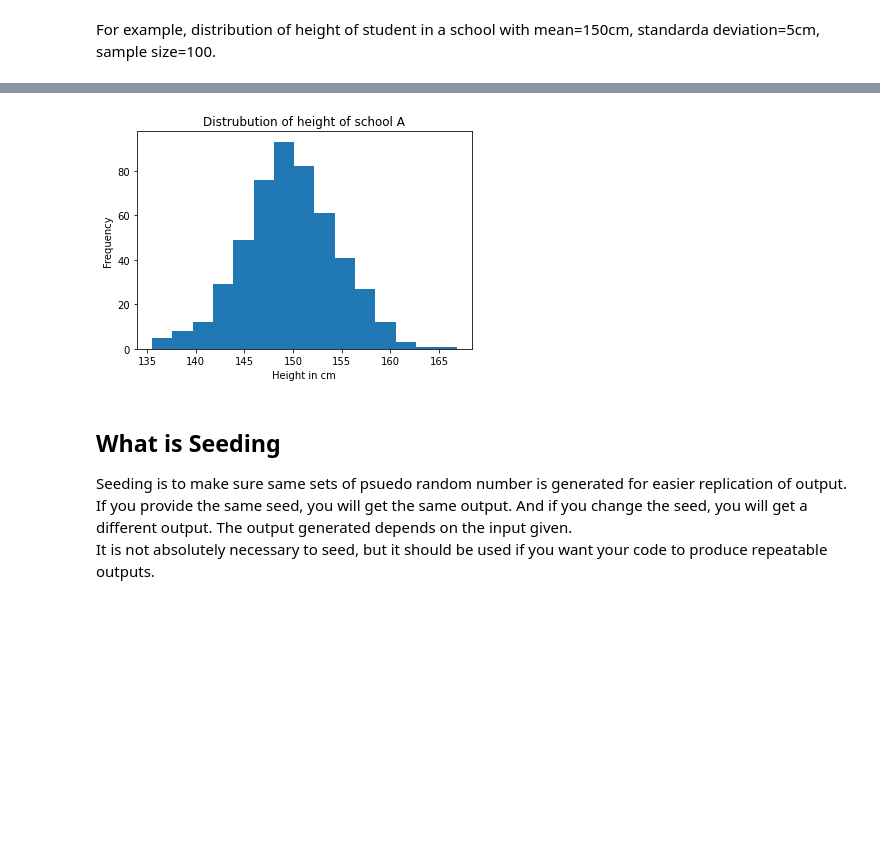
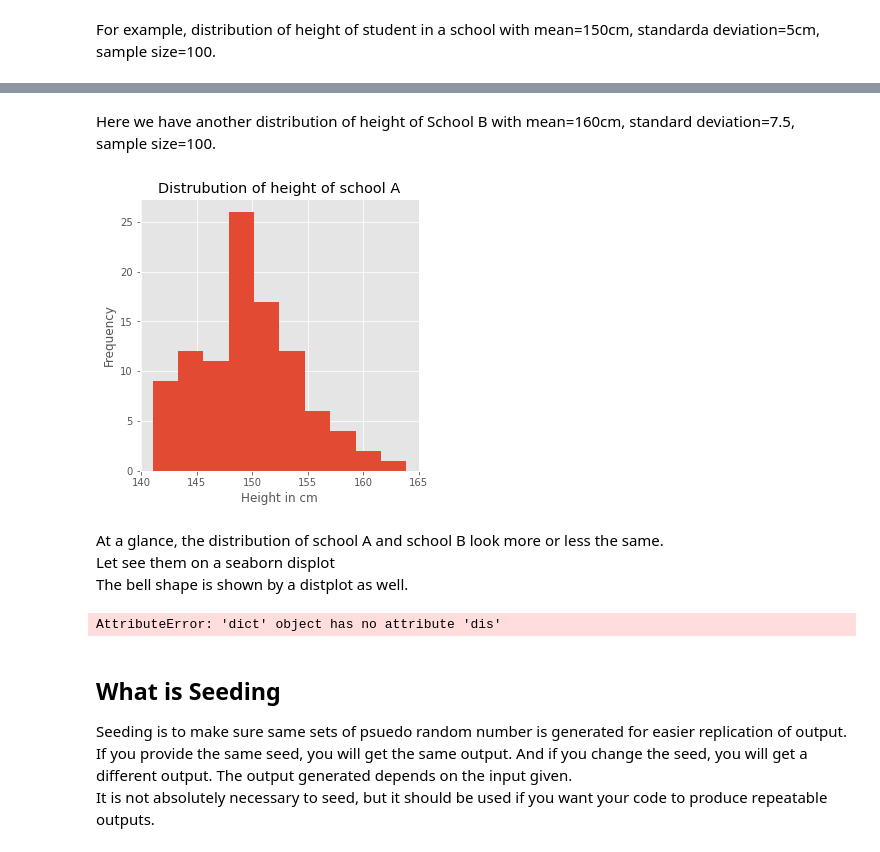
Before and after one commit to HazelIP/Programming-for-DA-assignment, a Jupyter notebook: Numpy Random package.ipynb, the cells around one changed output, grey strips where cells are left out. Cells and saved outputs as stored; diff of their text form; code cells hidden in the pictures; blank space fills up the shorter version.

```diff
--- a/Numpy Random package.ipynb
+++ b/Numpy Random package.ipynb
@@ -454,0 +527,11 @@ plt.show()
+# %%
+plt.rcParams["figure.figsize"] = (5,5)
+bins=6
+plt.hist(rng.uniform(1,6,10),bins)
+plt.style.use("ggplot")
+plt.title("Disttibution of outcome when throwing a die 10 times")
+plt.yticks()
+plt.xticks()
+plt.xlabel("")
+plt.ylabel("Count")
+plt.show()
@@ -454,0 +540,14 @@ plt.show()
+# %%
+# multiple subplots of different sample size
+
+plt.rcParams["figure.figsize"] = (5,10)
+fig, axs = plt.subplots(3,1,sharex=True)
+plt.suptitle("Uniform Distribution of different sample size")
+bins=6
+axs[0].hist(rng.uniform(1,6,10), bins)
+axs[1].hist(rng.uniform(1,6,100),bins)
+axs[2].hist(rng.uniform(1,6,1000),bins)
+
+plt.ylabel("Frequency")
+plt.tight_layout()
+plt.show()
@@ -460,3 +561,12 @@ The larger the sample size, the closer the bar to the red line.
 Normal distribution is well-known of its bell-shaped curve. It can apply in many events, for example height of a given group, test scores, blood pressure etc. It takes 3 parameters namely means, standard deviation and size which would define the shape of the plots. <br>
 # %% [markdown]
 For example, distribution of height of student in a school with mean=150cm, standarda deviation=5cm, sample size=100.
+# %%
+plt.rcParams["figure.figsize"] = (5,5)
+norA= rng.normal(150, 5, 100)
+plt.hist(nor,bins=10)
+plt.ylabel("Frequency")
+plt.xlabel("Height in cm")
+plt.title("Distrubution of height of school A")
+
+plt.show()
@@ -463,14 +575,30 @@ For example, distribution of height of student in a school with mean=150cm, stan
+# %% [markdown]
+Here we have another distribution of height of School B with mean=160cm, standard deviation=7.5, sample size=100.
 # %%
-# normal
-nor= rng.normal(150, 5, 500)
-plt.hist(nor,bins=15)
+# normal distribution of school B
+plt.rcParams["figure.figsize"] = (5,5)
+norB=rng.normal(160, 10, 100)
+nrB= rng.normal(160,)
+plt.hist(nor,bins=10)
 plt.ylabel("Frequency")
 plt.xlabel("Height in cm")
 plt.title("Distrubution of height of school A")
 
 plt.show()
 # %% [output]
-[figure, old version]
+[figure, new version]
+# %% [markdown]
+At a glance, the distribution of school A and school B look more or less the same. <br>
+Let see them on a seaborn displot <br>
+The bell shape is shown by a distplot as well.
+# %%
+height={"school":["schoolA","schoolB"], "dis":[norA,norB]}
+# plt.title("Distribution of height of school A and B")
+sns.displot(data=height.dis, hue="school", kind="kde")
+#sns.displot(norB, kind="kde")
+#plt.legend()
+# %% [output]
+AttributeError: 'dict' object has no attribute 'dis'
 # %% [markdown]
 ## What is Seeding
 Seeding is to make sure same sets of psuedo random number is generated for easier replication of output. If you provide the same seed, you will get the same output. And if you change the seed, you will get a different output. The output generated depends on the input given.<br/>
```
Also changed, not shown: parts of 55 cells of this notebook.
